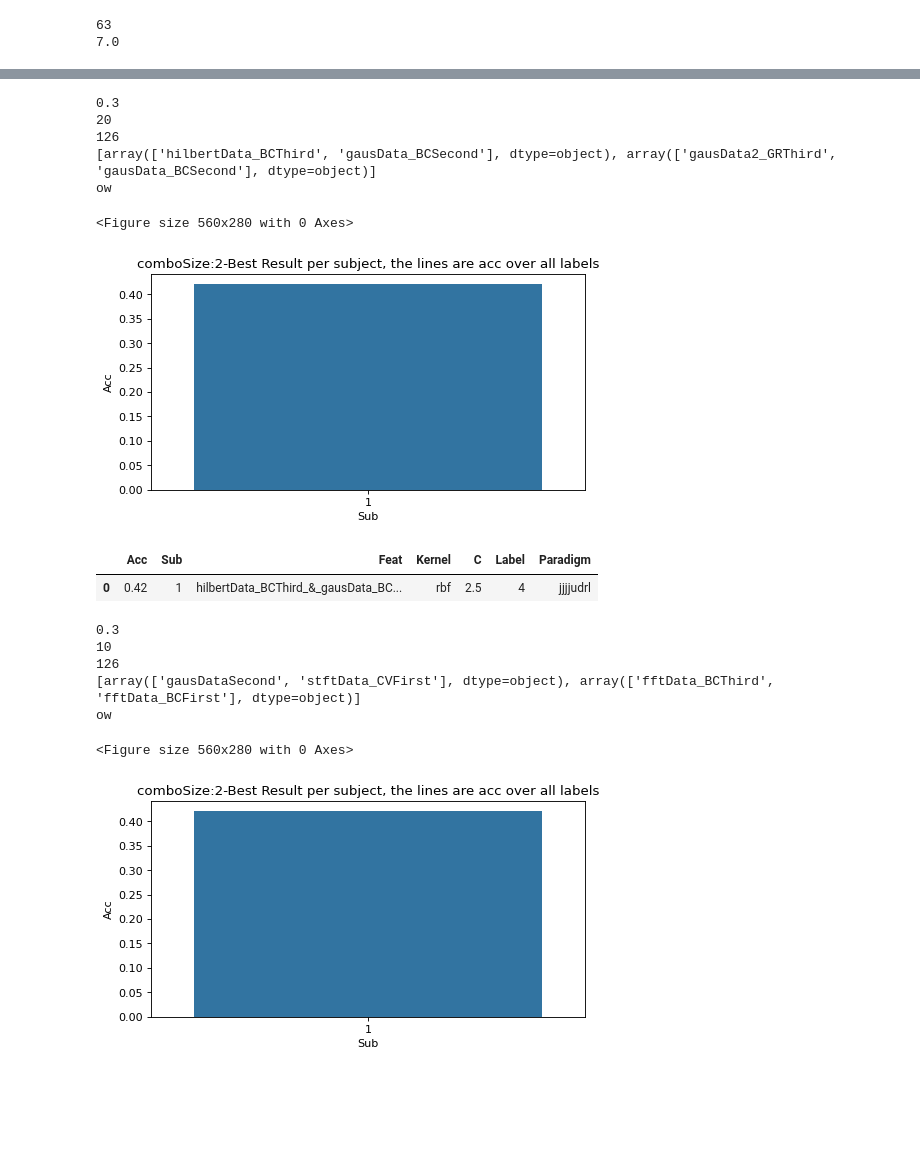
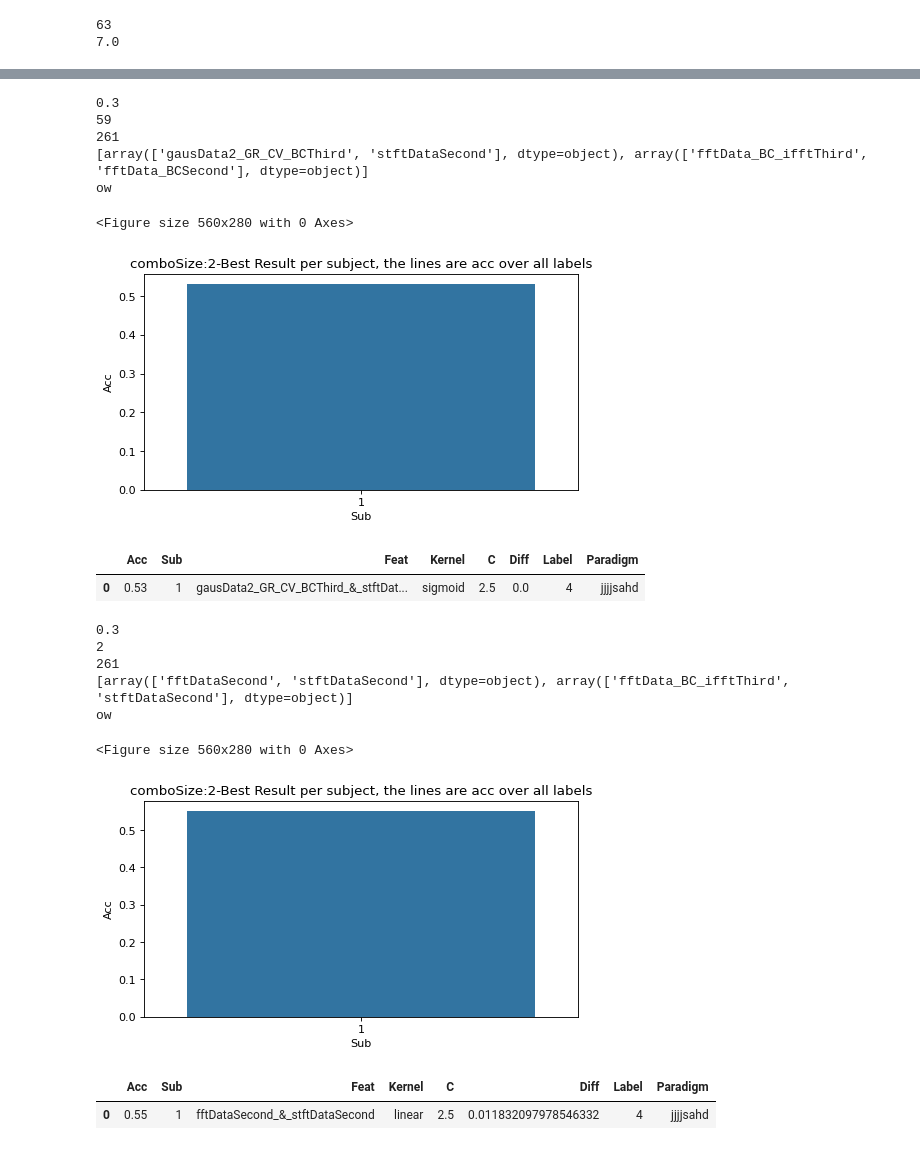
Before and after one commit to JuliaAlmaLuna/InnerSpeechEEGDecoding, a Jupyter notebook: makeTables.ipynb, the cells around one changed output, grey strips where cells are left out. Saved outputs shown, nothing was run; the diff lists cells and outputs as text; code cells hidden in the pictures; blank space fills up the shorter version.

```diff
--- a/makeTables.ipynb
+++ b/makeTables.ipynb
@@ -379,7 +381,7 @@ combinationResultSep = np.zeros([subjectAmount, len(allCombinations), nrOfLabels
 hcombinationResultSep = np.zeros([subjectAmount, len(allCombinations), nrOfLabels+2])
 
 combinationAmounts = np.zeros([subjectAmount, len(allCombinations)])
-
+combinationDiffs = np.zeros([subjectAmount, len(allCombinations),nrOfLabels+1])
 nrOfSeedsPerSubject = np.zeros(subjectAmount)
 seedCounted = np.zeros([subjectAmount, len(allCombinations), 20])
 currSeed = -1
@@ -398,6 +400,9 @@ for s, subject in enumerate(results):
     for aResults in subject[2]:
         for aResults2 in aResults:
             # If the np array comes from svm results
+            # print(type(aResults2))
+            # print(aResults2)
+
             if len(aResults2) < 10:
                 aName = aResults2[0]
                 ares = aResults2[1][0]
@@ -406,6 +411,7 @@ for s, subject in enumerate(results):
                 # print(ares)
                 akernel = aResults2[2]
                 aC = aResults2[3]
+                diff = aResults2[5]
                 # print(sepRes)
                 # print(ares)
 
@@ -426,6 +432,7 @@ for s, subject in enumerate(results):
                         # print("AAAAAAA")
                 timesPerCombo[combinationDict[f"{aName},{akernel},{aC}"]] = timesPerCombo[combinationDict[f"{aName},{akernel},{aC}"]]  + 1
                 if combinationDict.get(f"{aName},{akernel},{aC}") is not None:
+                    combinationDiffs[currSubj, combinationDict[f"{aName},{akernel},{aC}"]] += diff
                     combinationResult[currSubj, combinationDict[f"{aName},{akernel},{aC}"]] = [int(combinationDict[f"{aName},{akernel},{aC}"]),
                                                                                            combinationResult[currSubj, combinationDict[f"{aName},{akernel},{aC}"]][1] + ares]
                     for ind, seperRes in enumerate(sepRes[1:]):
@@ -465,6 +472,7 @@ for subNr, cResult in enumerate(combinationResult):
     topThreeThisSubject = []
     resArray = np.zeros([nrOfCombination])
     if len(cResult) != 0:
+
         for res in cResult:
             res[1] = round(res[1],2)
             cmbNr = int(res[0])
@@ -555,7 +619,8 @@ for label in labels:
         featCombos=featCombos,
         label=label,
         nrOfCombination=nrOfCombination,
-        labels=labels)
+        labels=labels,
+        diffList=onlyOne)
     # table = pd.DataFrame(subjectResultArray[1:], columns=headers, index=np.arange(9)+1)
     newTopTen = []
     for feat in topThreeAllSubjects[1:]:
@@ -577,7 +642,7 @@ for row in allResults:
 topThreeAllSubjectsList = np.array(topThreeAllSubjectsList)
 topThreeAllSubjectsList = np.reshape(topThreeAllSubjectsList, [-1,topThreeAllSubjectsList.shape[-1] ])
 print(topThreeAllSubjectsList.shape)
-topDF = pd.DataFrame(topThreeAllSubjectsList, columns = ["Acc", "Sub", "Feat", "Kernel", "C", "Label", "Paradigm" ])
+topDF = pd.DataFrame(topThreeAllSubjectsList, columns = ["Acc", "Sub", "Feat", "Kernel", "C", "Diff", "Label", "Paradigm" ])
 #print(labels)
 labelAdded = 0
 for label in labels:
@@ -650,7 +715,8 @@ for label in labels:
         featCombos=featCombos,
         label=label,
         nrOfCombination=nrOfCombination,
-        labels=labels)
+        labels=labels,
+        diffList=onlyOne)
     table = pd.DataFrame(subjectResultArray[1:], columns=headers, index=np.arange(9)+1)
     newTopTen = []
     for feat in topThreeAllSubjects[1:]:
@@ -671,7 +737,7 @@ for row in allResults:
 topThreeAllSubjectsList = np.array(topThreeAllSubjectsList)
 topThreeAllSubjectsList = np.reshape(topThreeAllSubjectsList, [-1,topThreeAllSubjectsList.shape[-1] ])
 print(topThreeAllSubjectsList.shape)
-topDF = pd.DataFrame(topThreeAllSubjectsList, columns = ["Acc", "Sub", "Feat", "Kernel", "C", "Label", "Paradigm" ])
+topDF = pd.DataFrame(topThreeAllSubjectsList, columns = ["Acc", "Sub", "Feat", "Kernel", "C", "Diff", "Label",  "Paradigm" ])
 #print(labels)
 for label in labels:
     topDF.loc[topDF['Label'] == f"{label+1}", 'Label'] = paradigm[1][1][label][0]
@@ -732,7 +798,8 @@ subjectResultArray, comboAverage, comboTotal, nrOfSubjects, headers, topThreeAll
     featCombos=featCombos,
     label=nrOfLabels,
     nrOfCombination=nrOfCombination,
-    labels=labels)
+    labels=labels,
+    diffList=onlyOne)
 table = pd.DataFrame(subjectResultArray[1:], columns=headers, index=np.arange(9)+1)
 newTopTen = []
 for feat in topThreeAllSubjects[1:]:
@@ -757,7 +824,7 @@ topThreeAllSubjectsList = np.array(topThreeAllSubjectsList)
 # print(topThreeAllSubjectsList.shape)
 topThreeAllSubjectsList = np.reshape(topThreeAllSubjectsList, [-1,topThreeAllSubjectsList.shape[-1] ])
 # print(topThreeAllSubjectsList.shape)
-topDF = pd.DataFrame(topThreeAllSubjectsList, columns = ["Acc", "Sub", "Feat", "Kernel", "C", "Label", "Paradigm" ])
+topDF = pd.DataFrame(topThreeAllSubjectsList, columns = ["Acc", "Sub", "Feat", "Kernel", "C", "Diff", "Label", "Paradigm" ])
 import seaborn as sns
 topDF["Acc"] = pd.to_numeric(topDF["Acc"])
 if myDataset:
@@ -779,14 +846,14 @@ if saveTables:
 onlyFirst
 # %% [output]
 0.3
-20
-126
-[array(['hilbertData_BCThird', 'gausData_BCSecond'], dtype=object), array(['gausData2_GRThird', 'gausData_BCSecond'], dtype=object)]
+59
+261
+[array(['gausData2_GR_CV_BCThird', 'stftDataSecond'], dtype=object), array(['fftData_BC_ifftThird', 'fftData_BCSecond'], dtype=object)]
 ow
 <Figure size 560x280 with 0 Axes>
-[figure, old version]
+[figure, new version]
-|  | Acc | Sub | Feat | Kernel | C | Label | Paradigm |
-| 0 | 0.42 | 1 | hilbertData_BCThird_&_gausData_BC... | rbf | 2.5 | 4 | jjjjudrl |
+|  | Acc | Sub | Feat | Kernel | C | Diff | Label | Paradigm |
+| 0 | 0.53 | 1 | gausData2_GR_CV_BCThird_&_stftDat... | sigmoid | 2.5 | 0.0 | 4 | jjjjsahd |
 # %%
 # Average accurracy of all labels, not using holdout
 allResults = []
@@ -798,7 +865,8 @@ subjectResultArray, comboAverage, comboTotal, nrOfSubjects, headers, topThreeAll
     featCombos=featCombos,
     label=nrOfLabels,
     nrOfCombination=nrOfCombination,
-    labels=labels)
+    labels=labels,
+    diffList=onlyOne)
 table = pd.DataFrame(subjectResultArray[1:], columns=headers, index=np.arange(9)+1)
 newTopTen = []
 for feat in topThreeAllSubjects[1:]:
@@ -817,38 +885,41 @@ newTopTenList = []
 for row in allResults:
     subjectResultArrayList.append(row[0])
     topThreeAllSubjectsList.append(row[5])
     newTopTenList.append(row[6])
 topThreeAllSubjectsList = np.array(topThreeAllSubjectsList)
 # print(topThreeAllSubjectsList)
 # print(topThreeAllSubjectsList.shape)
 topThreeAllSubjectsList = np.reshape(topThreeAllSubjectsList, [-1,topThreeAllSubjectsList.shape[-1] ])
 # print(topThreeAllSubjectsList.shape)
-topDF = pd.DataFrame(topThreeAllSubjectsList, columns = ["Acc", "Sub", "Feat", "Kernel", "C", "Label", "Paradigm" ])
+topDF = pd.DataFrame(topThreeAllSubjectsList, columns = ["Acc", "Sub", "Feat", "Kernel", "C", "Diff", "Label", "Paradigm" ])
 import seaborn as sns
 topDF["Acc"] = pd.to_numeric(topDF["Acc"])
 if myDataset:
     print("ow")
     onlyFirst = topDF.loc[topDF['Sub'] == "1"]
 else:
     onlyFirst = topDF
 plt.figure(figsize=[7,3.5])
 sns.barplot(onlyFirst, y = "Acc", x="Sub") # ,  , col="Label"
 plt.title(f"comboSize:{cmbSize}-Best Result per subject, the lines are acc over all labels")
 plt.show()
 # plt.title(f"comboSize:{cmbSize}-Best Result per label,  the lines are acc over all labels")
 # sns.barplot(topDF, y = "Acc", x="Feat") # ,
 topDF.to_csv(f"topFeaturesResults/topPerSubjAvg-para-{paraName}-cmb-{cmbSize}")
 onlyFirst
 if saveTables:
     onlyFirst.to_csv(f"tables/topPerSubjAvg-para-{paraName}-cmb-{cmbSize}")
+onlyFirst
 # %% [output]
 0.3
-10
-126
-[array(['gausDataSecond', 'stftData_CVFirst'], dtype=object), array(['fftData_BCThird', 'fftData_BCFirst'], dtype=object)]
+2
+261
+[array(['fftDataSecond', 'stftDataSecond'], dtype=object), array(['fftData_BC_ifftThird', 'stftDataSecond'], dtype=object)]
 ow
 <Figure size 560x280 with 0 Axes>
-[figure, old version]
+[figure, new version]
+|  | Acc | Sub | Feat | Kernel | C | Diff | Label | Paradigm |
+| 0 | 0.55 | 1 | fftDataSecond_&_stftDataSecond | linear | 2.5 | 0.011832097978546332 | 4 | jjjjsahd |
 # %%
 if worstCombos is not None:
     print(list(worstCombos.keys()))
```
Also changed, not shown: parts of 18 cells of this notebook, 38 other files.
